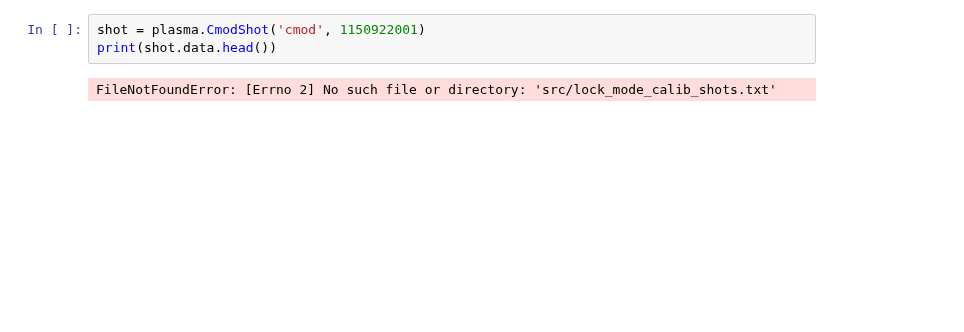
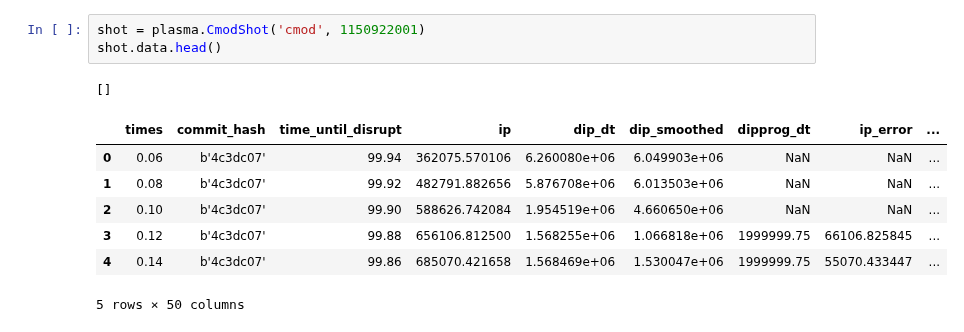
Before and after one commit to MIT-PSFC/disruption-py, a Jupyter notebook: notebooks/cmod_workspace.ipynb, the cells around one changed output. Drawn from its saved outputs; the diff is of its cells as text; blank space fills up the shorter version.

```diff
--- a/notebooks/cmod_workspace.ipynb
+++ b/notebooks/cmod_workspace.ipynb
@@ -14,5 +32,12 @@ importlib.reload(plasma)
 # %%
 shot = plasma.CmodShot('cmod', 1150922001)
-print(shot.data.head())
+shot.data.head()
 # %% [output]
-FileNotFoundError: [Errno 2] No such file or directory: 'src/lock_mode_calib_shots.txt'
+[]
+|  | times | commit_hash | time_until_disrupt | ip | dip_dt | dip_smoothed | dipprog_dt | ip_error | ... |
+| 0 | 0.06 | b'4c3dc07' | 99.94 | 362075.570106 | 6.260080e+06 | 6.049903e+06 | NaN | NaN | ... |
+| 1 | 0.08 | b'4c3dc07' | 99.92 | 482791.882656 | 5.876708e+06 | 6.013503e+06 | NaN | NaN | ... |
+| 2 | 0.10 | b'4c3dc07' | 99.90 | 588626.742084 | 1.954519e+06 | 4.660650e+06 | NaN | NaN | ... |
+| 3 | 0.12 | b'4c3dc07' | 99.88 | 656106.812500 | 1.568255e+06 | 1.066818e+06 | 1999999.75 | 66106.825845 | ... |
+| 4 | 0.14 | b'4c3dc07' | 99.86 | 685070.421658 | 1.568469e+06 | 1.530047e+06 | 1999999.75 | 55070.433447 | ... |
+5 rows × 50 columns
```
Also changed, not shown: parts of 4 cells of this notebook, 14 other files.
